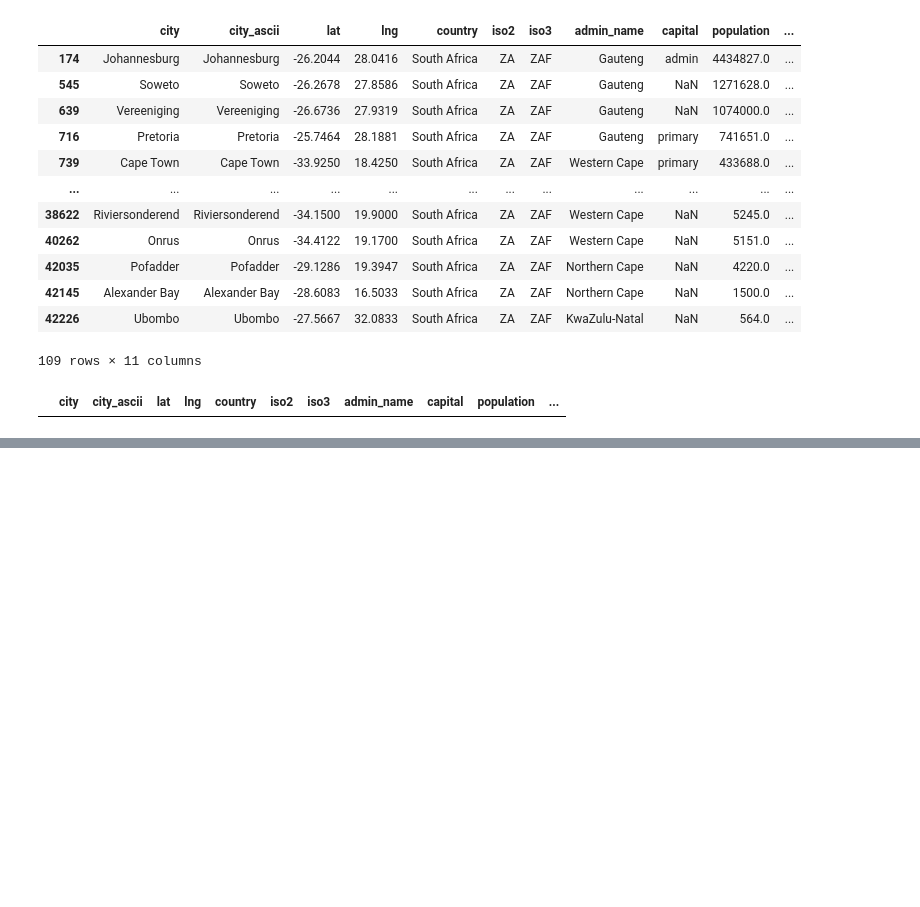
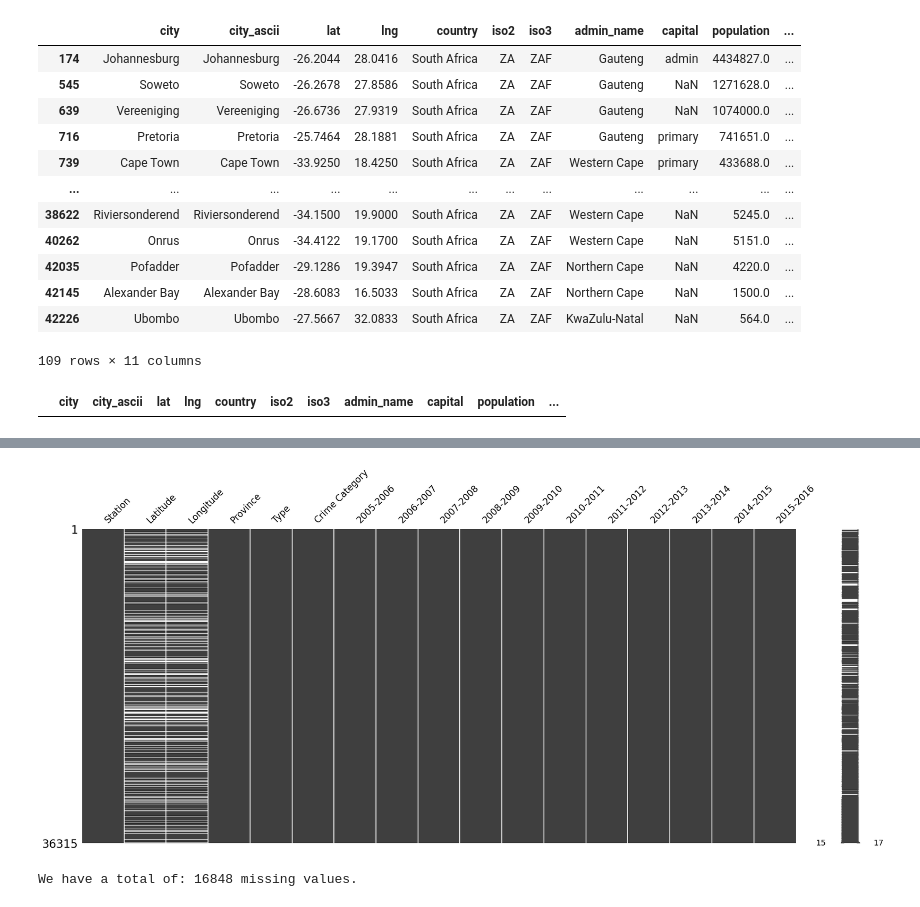
Before and after one commit to kmedri/omdenasa_muv, a Jupyter notebook: preprocess.ipynb, the cells around one changed output, grey strips where cells are left out. Saved outputs shown, nothing was run; the diff lists cells and outputs as text; code cells hidden in the pictures; blank space fills up the shorter version.

```diff
--- a/preprocess.ipynb
+++ b/preprocess.ipynb
@@ -454,0 +357,8 @@ report.show_html()
+# %%
+df8.drop(['Unnamed: 0',
+	'Crime Category Station',
+	'Crime Category Province_ Station',
+	'Province_'
+	], axis=1, inplace=True
+	)
+df8
@@ -454,0 +391,2 @@ report.show_html()
+# %%
+df4.rename(columns = {'AccentCity':'Station'}, inplace = True)
@@ -454,0 +409,3 @@ report.show_html()
+# %%
+df4 = df4[['Station', 'Latitude', 'Longitude']]
+df4
@@ -454,0 +430,2 @@ report.show_html()
+# %%
+df9 = pd.merge(df4, df8, on="Station", how="right")
@@ -454,0 +448,12 @@ report.show_html()
+# %%
+msno.matrix(df9);
+# %% [output]
+[figure, added]
+# %%
+print(
+    'We have a total of:',
+    sum(df9.isnull().sum().sort_values(ascending=False)),
+    'missing values.'
+    )
+# %% [output]
+We have a total of: 16848 missing values.
```
Also changed, not shown: parts of 30 cells of this notebook.
